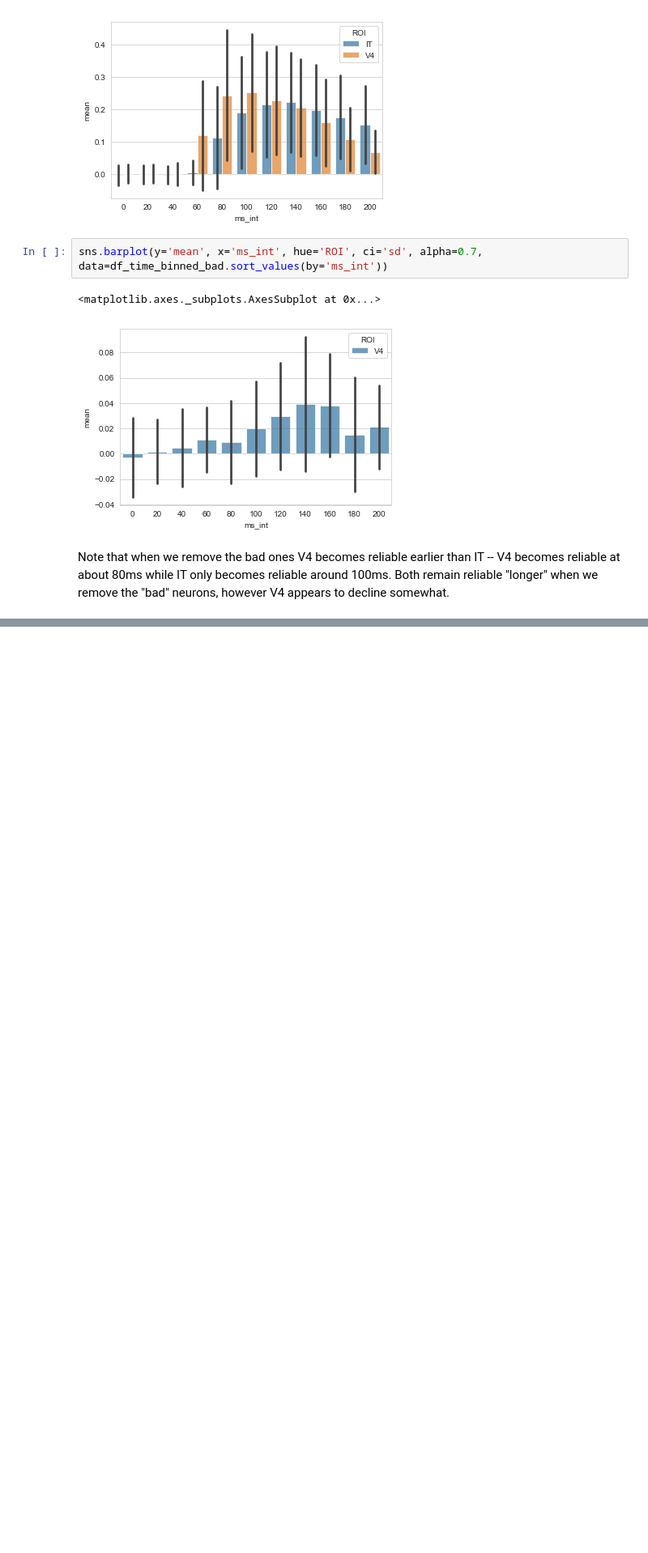
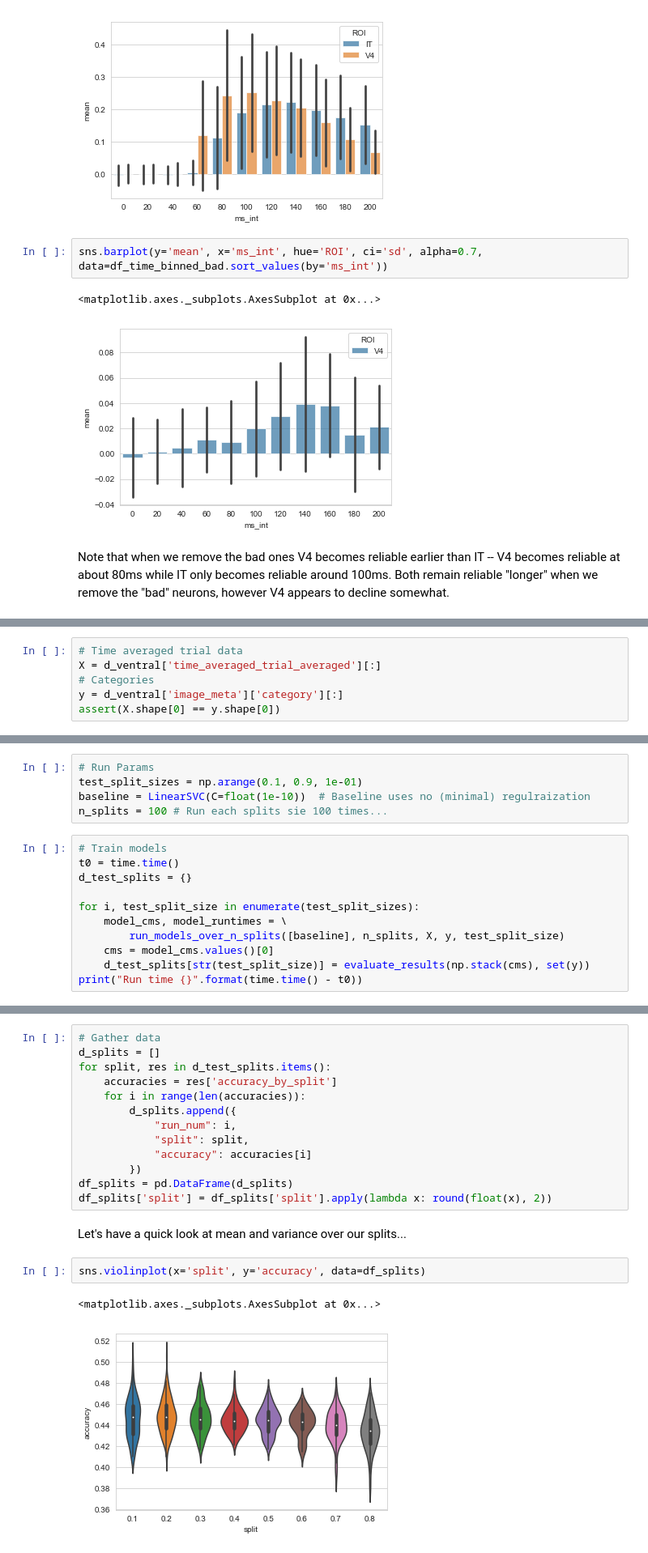
Before and after one commit to benpeloquin7/psych253, a Jupyter notebook: HW/hw1.ipynb, the cells around one changed output, grey strips where cells are left out. Shown at 81% size. Saved outputs shown, nothing was run; the diff lists cells and outputs as text; blank space fills up the shorter version.

```diff
--- a/HW/hw1.ipynb
+++ b/HW/hw1.ipynb
@@ -428,0 +436,6 @@ KeyboardInterrupt:
+# %%
+# Time averaged trial data
+X = d_ventral['time_averaged_trial_averaged'][:]
+# Categories
+y = d_ventral['image_meta']['category'][:]
+assert(X.shape[0] == y.shape[0])
@@ -428,0 +446,16 @@ KeyboardInterrupt:
+# %%
+# Run Params
+test_split_sizes = np.arange(0.1, 0.9, 1e-01)
+baseline = LinearSVC(C=float(1e-10))  # Baseline uses no (minimal) regulraization
+n_splits = 100 # Run each splits sie 100 times...
+# %%
+# Train models
+t0 = time.time()
+d_test_splits = {}
+
+for i, test_split_size in enumerate(test_split_sizes):
+    model_cms, model_runtimes = \
+        run_models_over_n_splits([baseline], n_splits, X, y, test_split_size)
+    cms = model_cms.values()[0]
+    d_test_splits[str(test_split_size)] = evaluate_results(np.stack(cms), set(y))
+print("Run time {}".format(time.time() - t0))
@@ -428,0 +472,20 @@ KeyboardInterrupt:
+# %%
+# Gather data
+d_splits = []
+for split, res in d_test_splits.items():
+    accuracies = res['accuracy_by_split']
+    for i in range(len(accuracies)):
+        d_splits.append({
+            "run_num": i,
+            "split": split,
+            "accuracy": accuracies[i]
+        })
+df_splits = pd.DataFrame(d_splits)
+df_splits['split'] = df_splits['split'].apply(lambda x: round(float(x), 2))
+# %% [markdown]
+Let's have a quick look at mean and variance over our splits...
+# %%
+sns.violinplot(x='split', y='accuracy', data=df_splits)
+# %% [output]
+<matplotlib.axes._subplots.AxesSubplot at 0x...>
+[figure, added]
```
Also changed, not shown: parts of 54 cells of this notebook, 2 other files.
